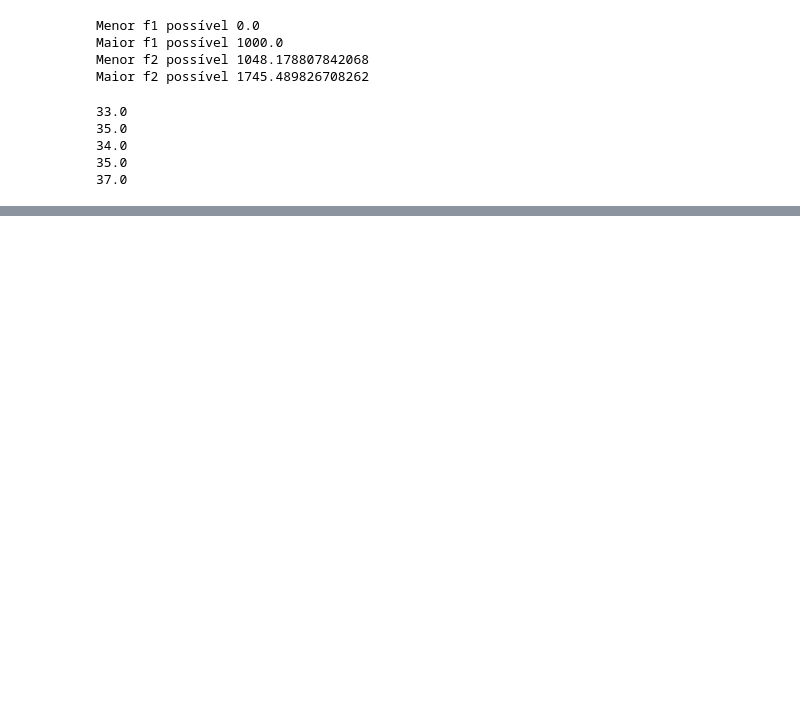
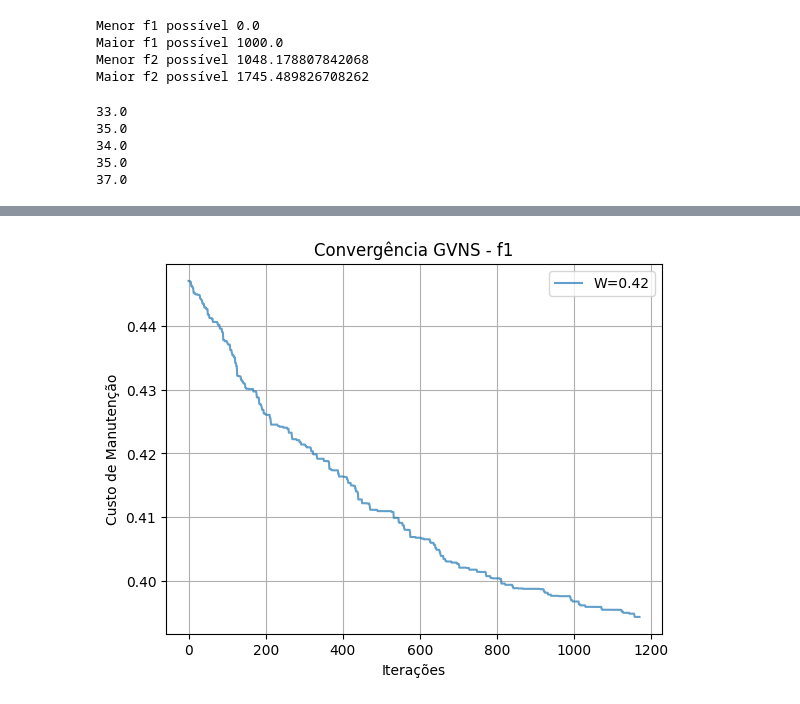
Before and after one commit to Cleyton-Nobre/TeoriaDecisao, a Jupyter notebook: TP1.ipynb, the cells around one changed output, grey strips where cells are left out. Drawn from its saved outputs; the diff is of its cells as text; code cells hidden in the pictures; blank space fills up the shorter version.

```diff
--- a/TP1.ipynb
+++ b/TP1.ipynb
@@ -140,7 +140,7 @@ def gerar_Xij_inicial(equipDB, MPDB, Pij):
 Xij=gerar_Xij_inicial(equipDB=equipDB, MPDB=MPDB, Pij=Pij)
 # %%
 # Heurística construtiva baseada em criticidade
-def gerar_solucao_inicial(equipDB, Pij):
+def gerar_solucao_inicial(equipDB, MPDB, Pij):
     criticidade = equipDB["CustoDeFalha"].values * Pij[:, 0]
     ordem = np.argsort(-criticidade)
     solucao = np.ones(len(equipDB), dtype=int)
@@ -154,7 +154,7 @@ def gerar_solucao_inicial(equipDB, Pij):
             solucao[i] = 1
     return solucao
 
-gerar_solucao_inicial(equipDB, Pij)
+gerar_solucao_inicial(equipDB, MPDB, Pij)
 # %% [output]
 array([2, 3, 3, 1, 1, 1, 2, 2, 3, 2, 1, 2, 1, 2, 2, 2, 2, 1, 1, 3, 3, 3,
        2, 1, 1, 3, 1, 3, 3, 1, 1, 1, 3, 1, 3, 3, 2, 1, 1, 1, 3, 1, 1, 1,
@@ -355,0 +771,88 @@ for _, hist in resultados_f1:
+# %%
+import numpy as np
+import matplotlib.pyplot as plt
+from multiprocessing import Pool, get_context
+import random
+import concurrent.futures
+
+
+# --- Funções GVNS e auxiliares (sem alterações aqui exceto se usar global) ---
+
+def GVNS(obj_func, gerar_solucao_inicial, vizinhas, busca_local, *args, max_iter=1000, return_curve=False):
+    s = gerar_solucao_inicial(*args)
+    melhor = s.copy()
+    historico = []
+
+    valor_inicial = obj_func(melhor, *args)
+    historico.append(valor_inicial)
+
+    for _ in range(max_iter):
+        k = 0
+        while k < len(vizinhas):
+            s_ = vizinhas[k](melhor)
+            s__ = busca_local(s_, obj_func, *args)
+            novo_valor = obj_func(s__, *args)
+            if novo_valor < historico[-1]:
+                melhor = s__.copy()
+                historico.append(novo_valor)
+                k = 0
+            else:
+                k += 1
+                historico.append(historico[-1])
+
+    return (melhor, historico) if return_curve else melhor
+
+# --- Normalização da função objetivo ---
+def normfObj(fobj, x, min_, max_, *args):
+    return (fobj(x, *args) - min_) / (max_ - min_)
+
+# --- Função fábrica para criar a função objetivo com um W específico ---
+def make_objf_Pw(W_local):
+    def objf_Pw(x, *args):
+        return W_local * normfObj(f1, x, 0, 1000, *args) + (1 - W_local) * normfObj(f2, x, 1048, 1745.50, *args)
+    return objf_Pw
+
+# --- Wrapper para execução paralela ---
+def run_gvns_wrapper(params):
+    vizinhancas = [move, double_move, block_change]
+    args = (equipDB, MPDB, Pij)
+    W_local = random.uniform(0, 1)
+    obj_func = make_objf_Pw(W_local)
+    resultado = GVNS(obj_func, gerar_solucao_inicial, vizinhancas, busca_local, *args, max_iter=300, return_curve=True)
+    return resultado, W_local  # Retornamos também o W usado, caso queira registrar
+
+
+it = 1
+if __name__ == "__main__":
+    with concurrent.futures.ProcessPoolExecutor() as executor:
+        resultados_com_pesos = list(executor.map(run_gvns_wrapper, range(it)))
+
+# Separando os resultados e os Ws
+resultados = [r[0] for r in resultados_com_pesos]
+pesos_W = [r[1] for r in resultados_com_pesos]
+
+custos_f1 = [f1(sol, *args) for sol, _ in resultados]
+custos_f2 = [f2(sol, *args) for sol, _ in resultados]
+
+print("--- f1 (Custo de Manutenção) ---")
+print("Min:", np.min(custos_f1))
+print("Max:", np.max(custos_f1))
+print("Std:", np.std(custos_f1))
+
+print("\n--- f2 (Custo Esperado de Falha) ---")
+print("Min:", np.min(custos_f2))
+print("Max:", np.max(custos_f2))
+print("Std:", np.std(custos_f2))
+
+print("\nPesos W utilizados:", pesos_W)
+
+plt.figure()
+for (_, hist), W_local in zip(resultados, pesos_W):
+    plt.plot(hist, label=f"W={W_local:.2f}", alpha=0.7)
+plt.title("Convergência GVNS - f1")
+plt.xlabel("Iterações")
+plt.ylabel("Custo de Manutenção")
+plt.grid(True)
+plt.legend()
+plt.show()
+# %% [output]
@@ -355,0 +870 @@ for _, hist in resultados_f1:
+[figure, added]
```
Also changed, not shown: parts of 10 cells of this notebook.
